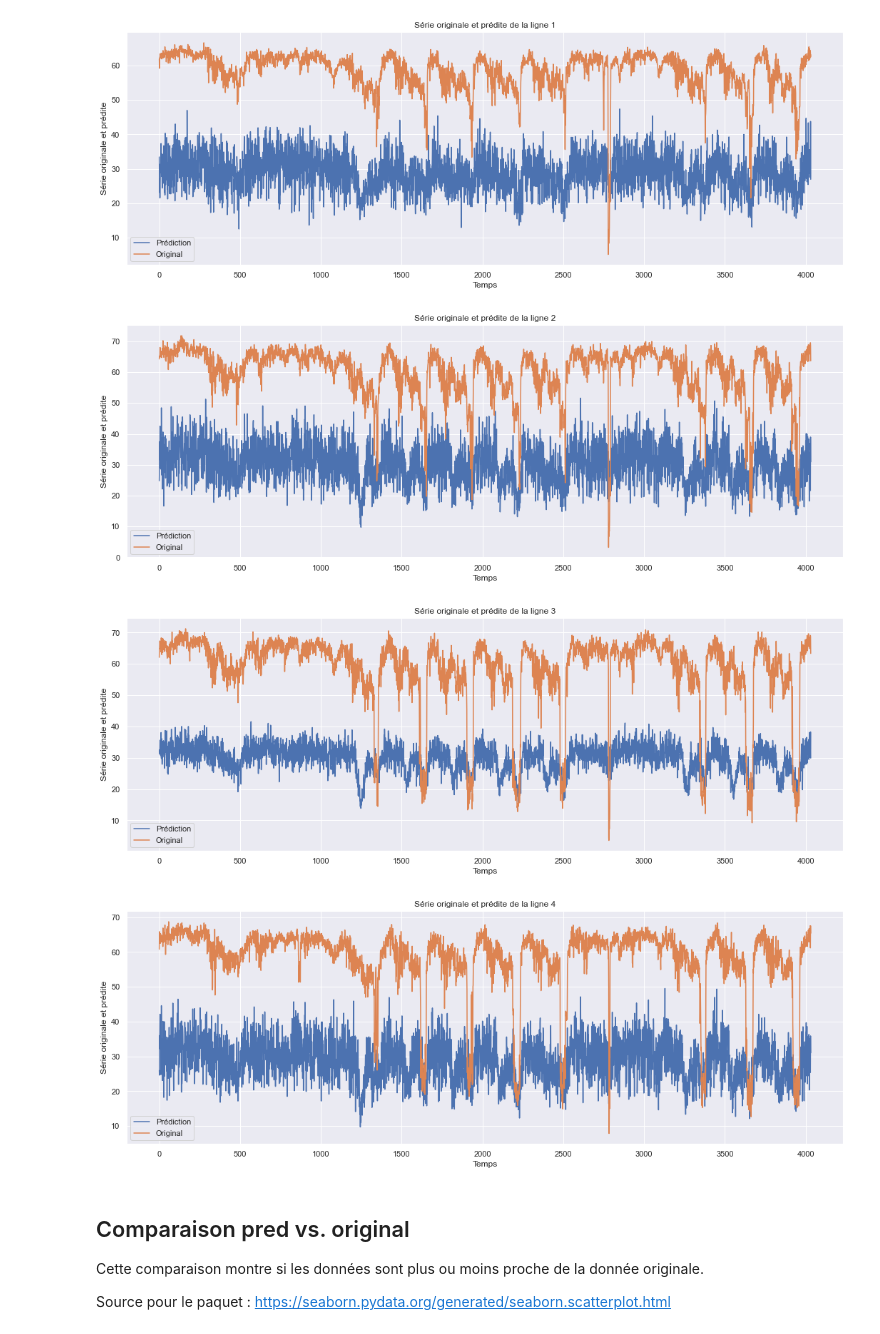
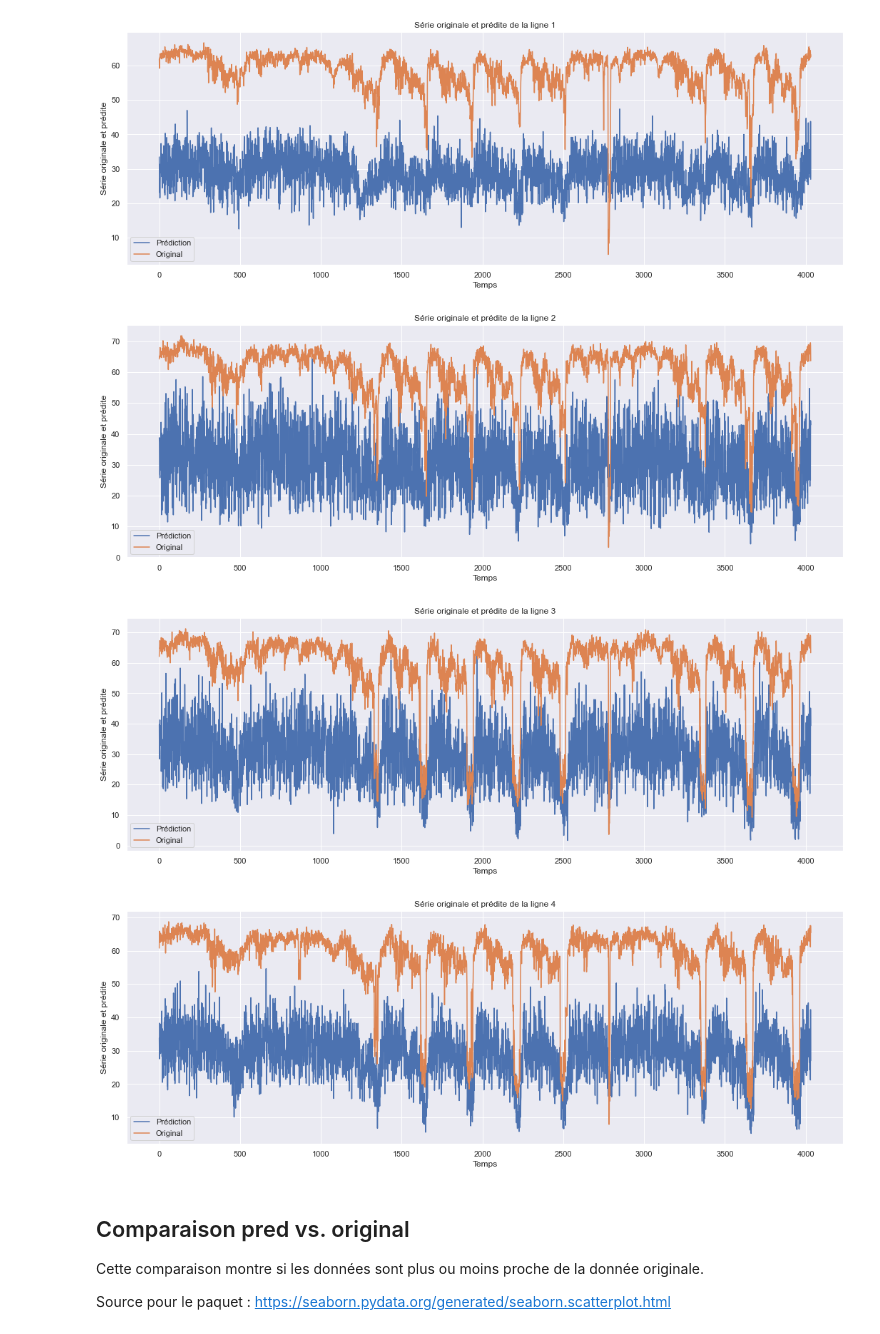
Before and after one commit to antoML/sysfac, a Jupyter notebook: 00_resultats.ipynb, the cells around one changed output. Saved outputs shown, nothing was run; the diff lists cells and outputs as text; code cells hidden in the pictures.

```diff
--- a/00_resultats.ipynb
+++ b/00_resultats.ipynb
@@ -48,3 +34,11 @@ type_entrainement = "simple"
+# %%
+## Seulement changer le fichier de base
+params = {
+    "dossier1": "exp",
+    "dossier2": "/transport_Seattle",
+    "fichier_base": "/seattle_50_50_FMNN_r10-nnmf_mm",
+    "fichier_comparatif": "/fichier_comparatif.csv"
+    }
 # %% [markdown]
 ## Tableau comparatif
 # %%
@@ -125,3 +65,18 @@ list_data4 = [np.array(list_data4[0]), np.array(list_data4[1])]
+# %%
+## Chargement des informations pour les graphiques
+ligne = "L"
+fichier_graph = "{:}{:}{:}_{:}".format(params["dossier1"], params["dossier2"], params["fichier_base"], ligne)
+
+# Indiquer le nombre de séries
+nombre_series = 4
+
+## Charger dans un dictionnaire les informations
+list_data = {}
+for g in range(nombre_series):
+    graph = "{:}{:}.json".format(fichier_graph, g + 1)
+    with open(graph, 'r') as j:
+        list_data[g] = json.load(j)
+    list_data[g] = [np.array(list_data[g][0]), np.array(list_data[g][1])]
 # %%
 ## Première ligne
 fig = plt.figure(figsize=(18, 6))
@@ -136,36 +96,52 @@ plt.show()
 # %%
 ## Deuxième ligne
 fig = plt.figure(figsize=(18, 6))
-ax = sns.lineplot(data=list_data2, dashes=False)
+ax = sns.lineplot(data=list_data[1], dashes=False)
 ax.set_xlabel('Temps')
 ax.set_ylabel('Série originale et prédite')
 ax.legend(['Prédiction', 'Original'])
 ax.set_title('Série originale et prédite de la ligne 2')
+
+# Nom du fichier
+graph2 = "{:}{:}.png".format(fichier_graph, 2)
+ax.figure.savefig(graph2)
+
 plt.show()
 # %% [output]
-[figure, old version]
+[figure, new version]
 # %%
 ## Troisième ligne
 fig = plt.figure(figsize=(18, 6))
-ax = sns.lineplot(data=list_data3, dashes=False)
+ax = sns.lineplot(data=list_data[2], dashes=False)
 ax.set_xlabel('Temps')
 ax.set_ylabel('Série originale et prédite')
 ax.legend(['Prédiction', 'Original'])
 ax.set_title('Série originale et prédite de la ligne 3')
+
+# Nom du fichier
+graph3 = "{:}{:}.png".format(fichier_graph, 3)
+ax.figure.savefig(graph3)
+
 plt.show()
 # %% [output]
-[figure, old version]
+[figure, new version]
 # %%
 ## Quatrième ligne
 fig = plt.figure(figsize=(18, 6))
-ax = sns.lineplot(data=list_data4, dashes=False)
+ax = sns.lineplot(data=list_data[3], dashes=False)
 ax.set_xlabel('Temps')
 ax.set_ylabel('Série originale et prédite')
 ax.legend(['Prédiction', 'Original'])
 ax.set_title('Série originale et prédite de la ligne 4')
+
+# Nom du fichier
+graph4 = "{:}{:}.png".format(fichier_graph, 4)
+ax.figure.savefig(graph4)
+
+
 plt.show()
 # %% [output]
-[figure, old version]
+[figure, new version]
 # %% [markdown]
 ## Comparaison pred vs. original
 
```
Also changed, not shown: parts of 10 cells of this notebook, 7 other files.
